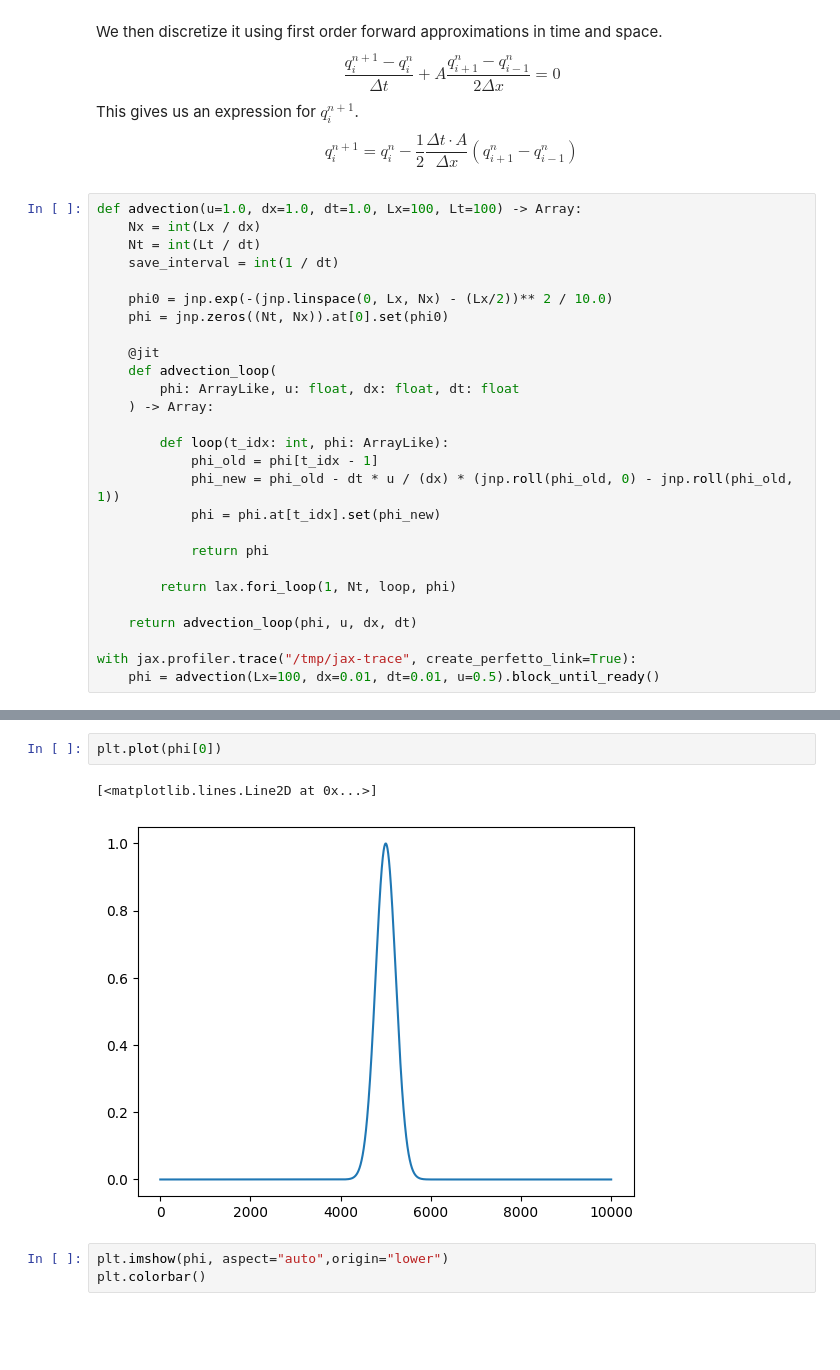
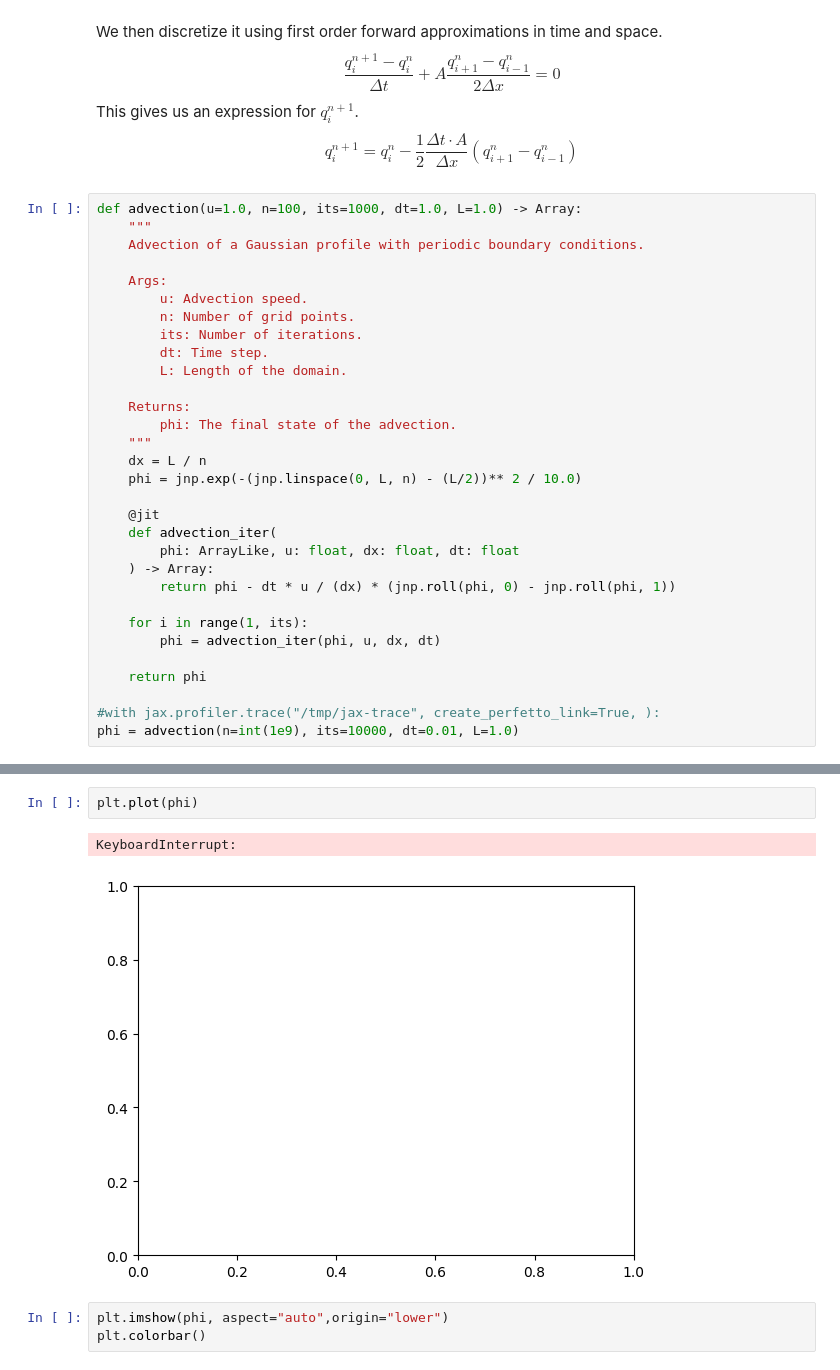
Before and after one commit to plabadens/jax-fluid-solver, a Jupyter notebook: notebooks/Advection.ipynb, the cells around one changed output, grey strips where cells are left out. Cells and saved outputs as stored; diff of their text form; blank space fills up the shorter version.

```diff
--- a/notebooks/Advection.ipynb
+++ b/notebooks/Advection.ipynb
@@ -15,29 +15,33 @@ $$\frac{q_i^{n+1} - q_i^n}{\Delta t} + A \frac{q_{i+1}^n - q_{i-1}^n}{2\Delta x}
 This gives us an expression for $q_i^{n+1}$.
 $$q_i^{n+1} = q_i^n - \frac{1}{2} \frac{\Delta t \cdot A}{\Delta x} \left(q_{i+1}^n - q_{i-1}^n\right)$$
 # %%
-def advection(u=1.0, dx=1.0, dt=1.0, Lx=100, Lt=100) -> Array:
-    Nx = int(Lx / dx)
-    Nt = int(Lt / dt)
-    save_interval = int(1 / dt)
+def advection(u=1.0, n=100, its=1000, dt=1.0, L=1.0) -> Array:
+    """
+    Advection of a Gaussian profile with periodic boundary conditions.
 
-    phi0 = jnp.exp(-(jnp.linspace(0, Lx, Nx) - (Lx/2))** 2 / 10.0)
-    phi = jnp.zeros((Nt, Nx)).at[0].set(phi0)
+    Args:
+        u: Advection speed.
+        n: Number of grid points.
+        its: Number of iterations.
+        dt: Time step.
+        L: Length of the domain.
+
+    Returns:
+        phi: The final state of the advection.
+    """
+    dx = L / n
+    phi = jnp.exp(-(jnp.linspace(0, L, n) - (L/2))** 2 / 10.0)
 
     @jit
-    def advection_loop(
+    def advection_iter(
         phi: ArrayLike, u: float, dx: float, dt: float
     ) -> Array:
+        return phi - dt * u / (dx) * (jnp.roll(phi, 0) - jnp.roll(phi, 1))
 
-        def loop(t_idx: int, phi: ArrayLike):
-            phi_old = phi[t_idx - 1]
-            phi_new = phi_old - dt * u / (dx) * (jnp.roll(phi_old, 0) - jnp.roll(phi_old, 1))
-            phi = phi.at[t_idx].set(phi_new)
+    for i in range(1, its):
+        phi = advection_iter(phi, u, dx, dt)
 
-            return phi
+    return phi
 
-        return lax.fori_loop(1, Nt, loop, phi)
-
-    return advection_loop(phi, u, dx, dt)
-
-with jax.profiler.trace("/tmp/jax-trace", create_perfetto_link=True):
-    phi = advection(Lx=100, dx=0.01, dt=0.01, u=0.5).block_until_ready()
+#with jax.profiler.trace("/tmp/jax-trace", create_perfetto_link=True, ):
+phi = advection(n=int(1e9), its=10000, dt=0.01, L=1.0)
@@ -47,8 +48,8 @@ Open URL in browser: https://ui.perfetto.dev/#!/?url=http://127.0.0.1:9001/perfe
 # %%
-plt.plot(phi[0])
+plt.plot(phi)
 # %% [output]
-[<matplotlib.lines.Line2D at 0x...>]
+KeyboardInterrupt:
-[figure, old version]
+[figure, new version]
 # %%
 plt.imshow(phi, aspect="auto",origin="lower")
 plt.colorbar()
```
Also changed, not shown: parts of 1 cell of this notebook, 5 other files.
